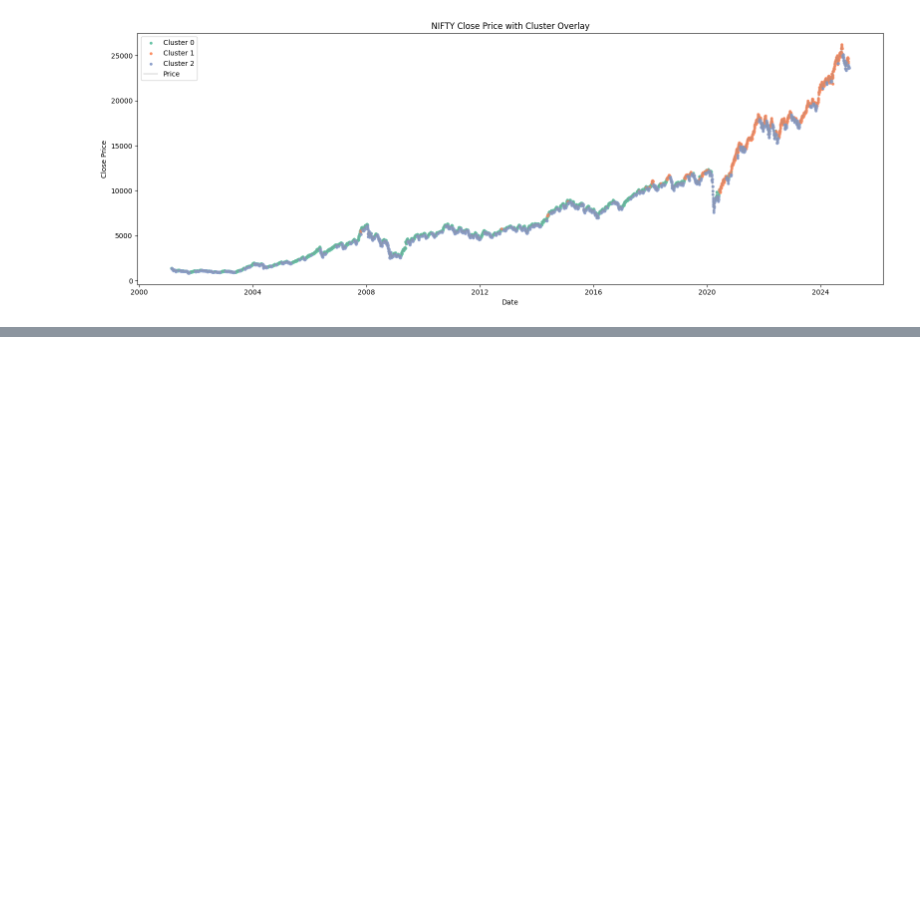
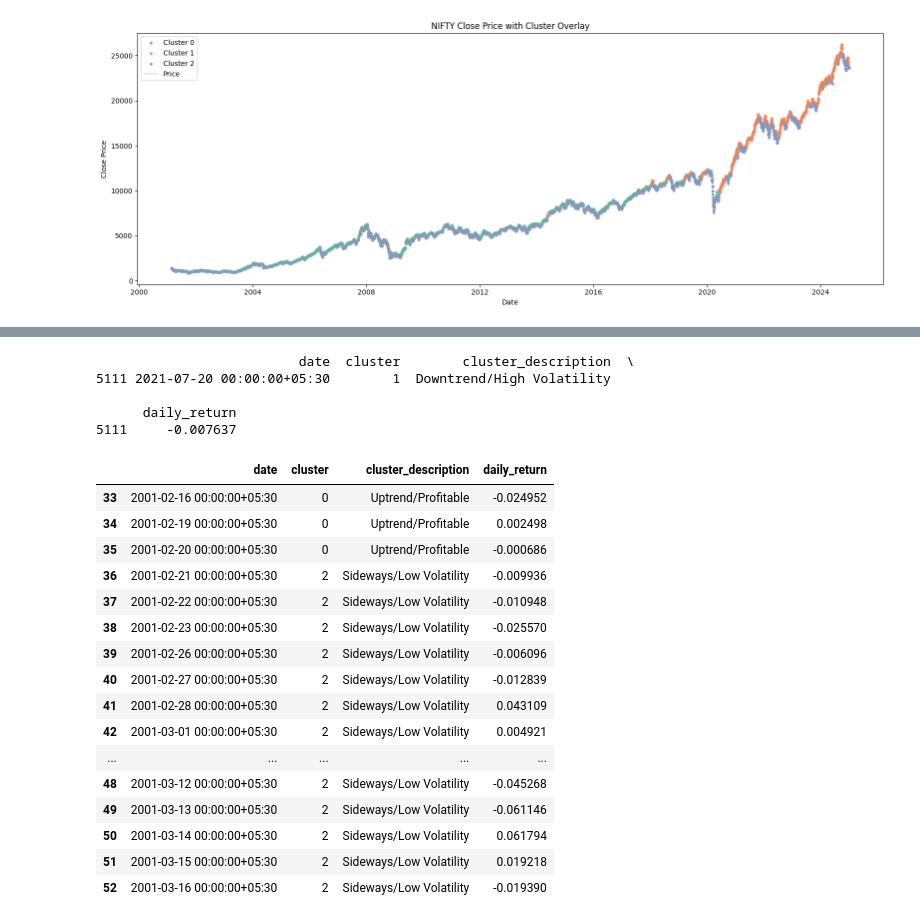
Before and after one commit to sangaw/candle-pattern-test, a Jupyter notebook: src/examples/cluster_overlay_price_chart.ipynb, the cells around one changed output, grey strips where cells are left out. Drawn from its saved outputs; the diff is of its cells as text; code cells hidden in the pictures; blank space fills up the shorter version.

```diff
--- a/src/examples/cluster_overlay_price_chart.ipynb
+++ b/src/examples/cluster_overlay_price_chart.ipynb
@@ -56,0 +112,42 @@ plt.show()
+# %%
+cluster_description = {
+    0: "Uptrend/Profitable",
+    1: "Downtrend/High Volatility",
+    2: "Sideways/Low Volatility"
+}
+# %%
+df_clustered['cluster_description'] = df_clustered['cluster'].map(cluster_description)
+# Show a sample of the table
+# For a specific date, e.g., 20 Jul 2024
+specific_date = '2021-07-20'
+row = df_clustered[df_clustered['date'] == specific_date][['date', 'cluster', 'cluster_description', 'daily_return']]
+print(row)
+
+import pandas as pd
+from IPython.display import display
+
+display(table.head(20))  # Show first 20 rows
+table.to_csv('clustered_dates_with_description.csv', index=False)
+# %% [output]
+                          date  cluster        cluster_description  \
+5111 2021-07-20 00:00:00+05:30        1  Downtrend/High Volatility
+
+      daily_return
+5111     -0.007637
+|  | date | cluster | cluster_description | daily_return |
+| 33 | 2001-02-16 00:00:00+05:30 | 0 | Uptrend/Profitable | -0.024952 |
+| 34 | 2001-02-19 00:00:00+05:30 | 0 | Uptrend/Profitable | 0.002498 |
+| 35 | 2001-02-20 00:00:00+05:30 | 0 | Uptrend/Profitable | -0.000686 |
+| 36 | 2001-02-21 00:00:00+05:30 | 2 | Sideways/Low Volatility | -0.009936 |
+| 37 | 2001-02-22 00:00:00+05:30 | 2 | Sideways/Low Volatility | -0.010948 |
+| 38 | 2001-02-23 00:00:00+05:30 | 2 | Sideways/Low Volatility | -0.025570 |
+| 39 | 2001-02-26 00:00:00+05:30 | 2 | Sideways/Low Volatility | -0.006096 |
+| 40 | 2001-02-27 00:00:00+05:30 | 2 | Sideways/Low Volatility | -0.012839 |
+| 41 | 2001-02-28 00:00:00+05:30 | 2 | Sideways/Low Volatility | 0.043109 |
+| 42 | 2001-03-01 00:00:00+05:30 | 2 | Sideways/Low Volatility | 0.004921 |
+| ... | ... | ... | ... | ... |
+| 48 | 2001-03-12 00:00:00+05:30 | 2 | Sideways/Low Volatility | -0.045268 |
+| 49 | 2001-03-13 00:00:00+05:30 | 2 | Sideways/Low Volatility | -0.061146 |
+| 50 | 2001-03-14 00:00:00+05:30 | 2 | Sideways/Low Volatility | 0.061794 |
+| 51 | 2001-03-15 00:00:00+05:30 | 2 | Sideways/Low Volatility | 0.019218 |
+| 52 | 2001-03-16 00:00:00+05:30 | 2 | Sideways/Low Volatility | -0.019390 |
```
Also changed, not shown: parts of 6 cells of this notebook, 8 other files.
